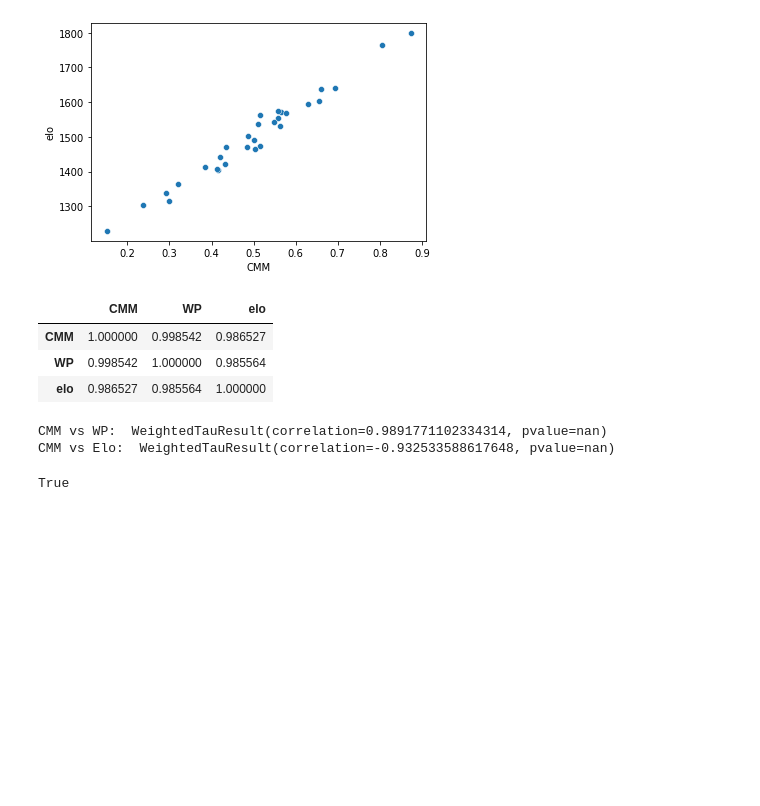
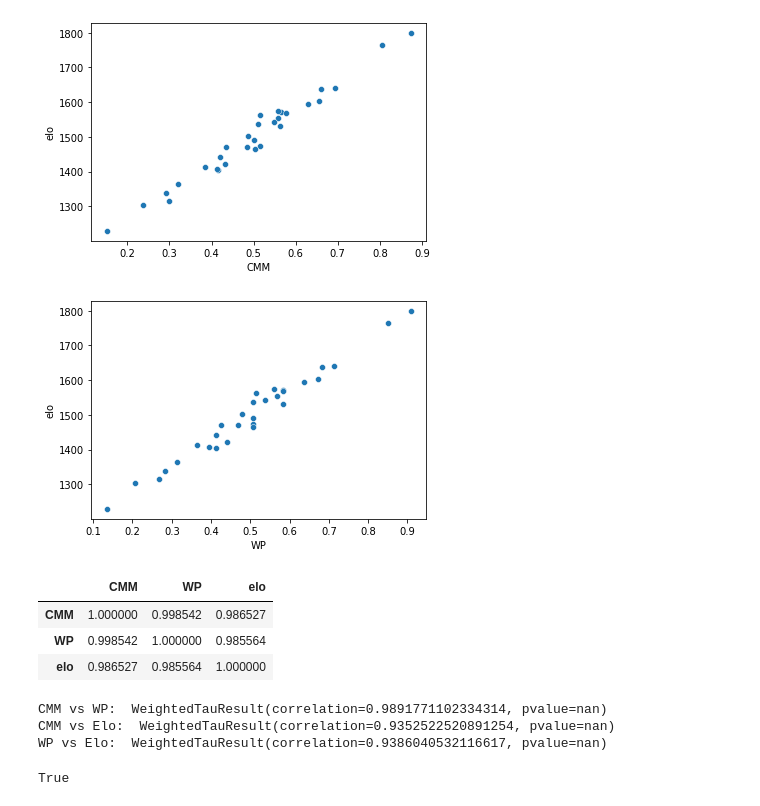
Before and after one commit to fzanollo/metodos-num, a Jupyter notebook: tp1/src/nba.ipynb, the cells around one changed output. Drawn from its saved outputs; the diff is of its cells as text; code cells hidden in the pictures; blank space fills up the shorter version.

```diff
--- a/tp1/src/nba.ipynb
+++ b/tp1/src/nba.ipynb
@@ -134,6 +134,11 @@ sns.scatterplot(x=resultados['CMM'], y=resultados['elo'])
 plt.savefig(f"{figOutputDirectory}scatterplot_nba_CMM_Elo.png")
 # %% [output]
 [figure]
+# %%
+sns.scatterplot(x=resultados['WP'], y=resultados['elo'])
+plt.savefig(f"{figOutputDirectory}scatterplot_nba_WP_Elo.png")
+# %% [output]
+[figure, added]
 # %%
 resultados[['CMM', 'WP', 'elo']].corr()
 # %% [output]
@@ -144,9 +149,11 @@ resultados[['CMM', 'WP', 'elo']].corr()
 # %%
 print("CMM vs WP: ", weightedtau(x=resultados['CMM'], y=resultados['WP']))
 print("CMM vs Elo: ", weightedtau(x=resultados['CMM'], y=resultados['elo']))
+print("WP vs Elo: ", weightedtau(x=resultados['WP'], y=resultados['elo']))
 # %% [output]
 CMM vs WP:  WeightedTauResult(correlation=0.9891771102334314, pvalue=nan)
-CMM vs Elo:  WeightedTauResult(correlation=-0.932533588617648, pvalue=nan)
+CMM vs Elo:  WeightedTauResult(correlation=0.9352522520891254, pvalue=nan)
+WP vs Elo:  WeightedTauResult(correlation=0.9386040532116617, pvalue=nan)
 # %%
 import itertools
 def findsubsets(S,m):
```
Also changed, not shown: 3 other files.
